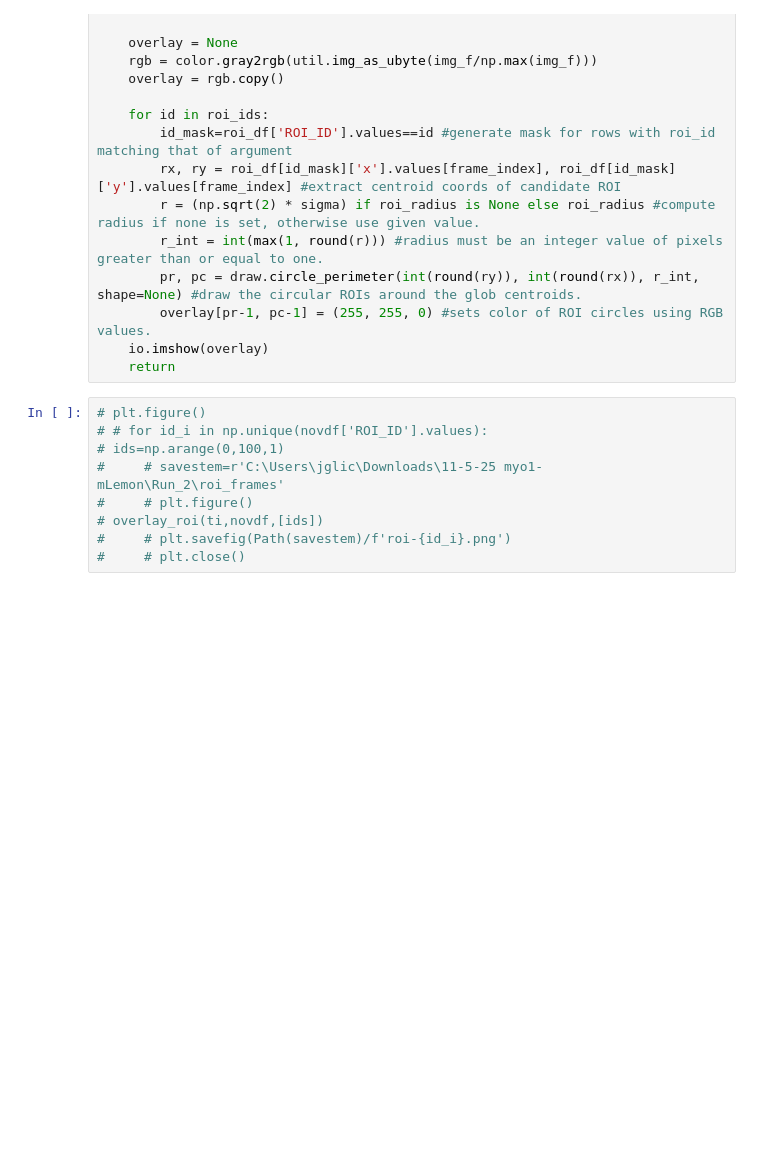
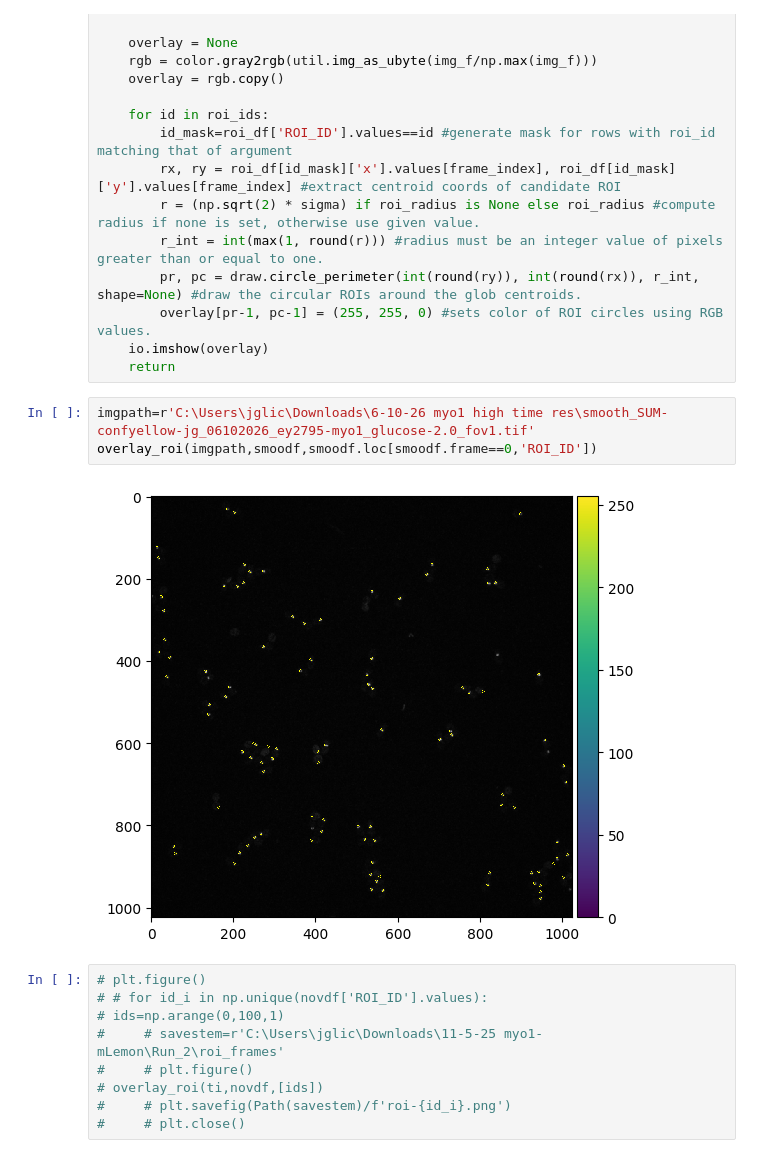
Before and after one commit to jglichowsk/organelle-measure, a Jupyter notebook: organelle_measure/notebooks/myo1-globular-timelapse-analysis.ipynb, the cells around one changed output. Drawn from its saved outputs; the diff is of its cells as text; blank space fills up the shorter version.

```diff
--- a/organelle_measure/notebooks/myo1-globular-timelapse-analysis.ipynb
+++ b/organelle_measure/notebooks/myo1-globular-timelapse-analysis.ipynb
@@ -329,6 +345,11 @@ def overlay_roi(img_or_path: str or np.ndarray, roi_df: pd.DataFrame, roi_ids: l
         overlay[pr-1, pc-1] = (255, 255, 0) #sets color of ROI circles using RGB values.
     io.imshow(overlay)
     return
+# %%
+imgpath=r'C:\Users\jglic\Downloads\6-10-26 myo1 high time res\smooth_SUM-confyellow-jg_06102026_ey2795-myo1_glucose-2.0_fov1.tif'
+overlay_roi(imgpath,smoodf,smoodf.loc[smoodf.frame==0,'ROI_ID'])
+# %% [output]
+[figure, added]
 # %%
 # plt.figure()
 # # for id_i in np.unique(novdf['ROI_ID'].values):
```
Also changed, not shown: parts of 23 cells of this notebook, 8 other files.
